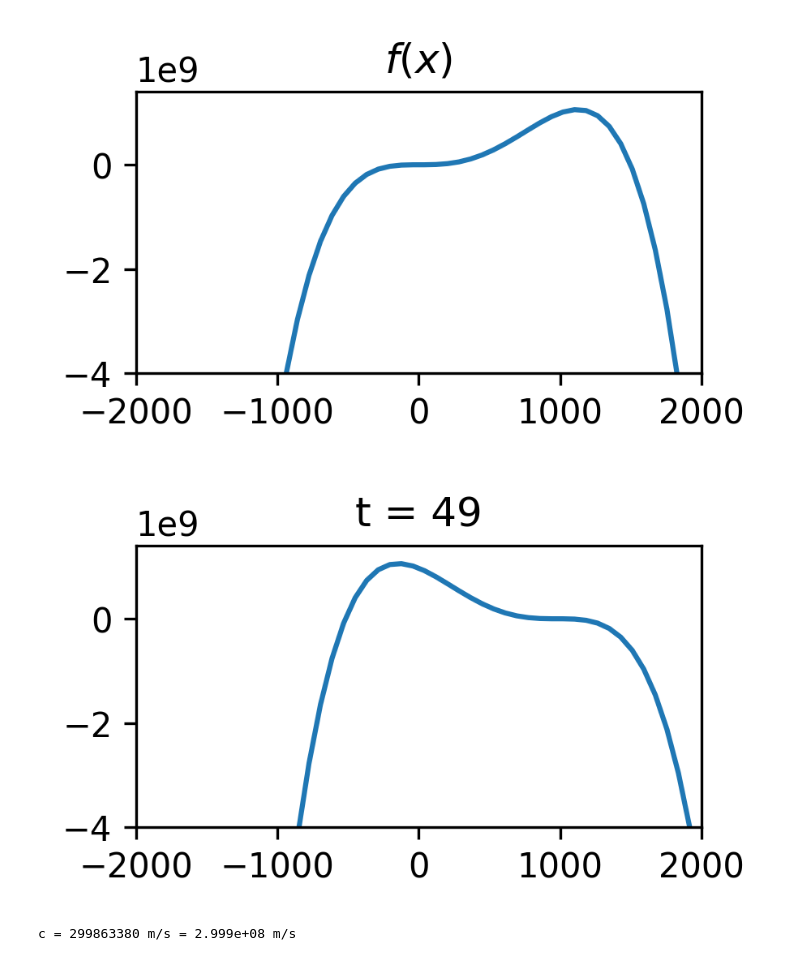
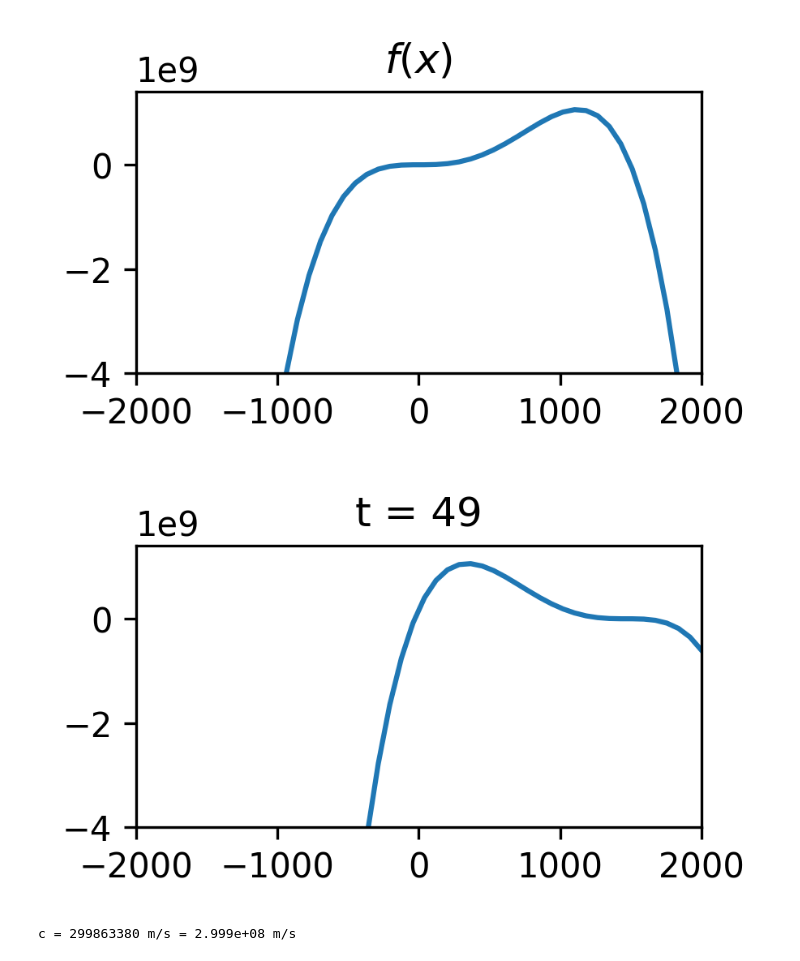
Before and after one commit to opticaUB/Material_Classe, a Jupyter notebook: 21_propagation.ipynb, the cells around one changed output. Cells and saved outputs as stored; diff of their text form; code cells hidden in the pictures.

```diff
--- a/21_propagation.ipynb
+++ b/21_propagation.ipynb
@@ -59,18 +61,19 @@ _ = plt.axis([-xrange, xrange, -4e9, 1.4e9])  # comment out this for the sin() f
 # %% [output]
 [figure]
 # %%
-v = 20
+v = 30
 for t in range(50):
     plt.figure(figsize=(3, 1.5))
 
     plt.plot(x, np.real(f(v*t - x)))
     _ = plt.title(f"t = {t}")
 
     _ = plt.axis([-xrange, xrange, -4e9, 1.4e9])  # comment out this for the sin() function
     plt.show()
+    sleep(0.3)
     clear_output(wait=True)
 # %% [output]
-[figure, old version]
+[figure, new version]
 # %%
 epsilon_0 = 8.85e-12     # F/m [SI]
 mu_0 = 4 * np.pi * 1e-7  # H/m = N/A2 [SI]
```
Also changed, not shown: parts of 1 cell of this notebook, 2 other files.
